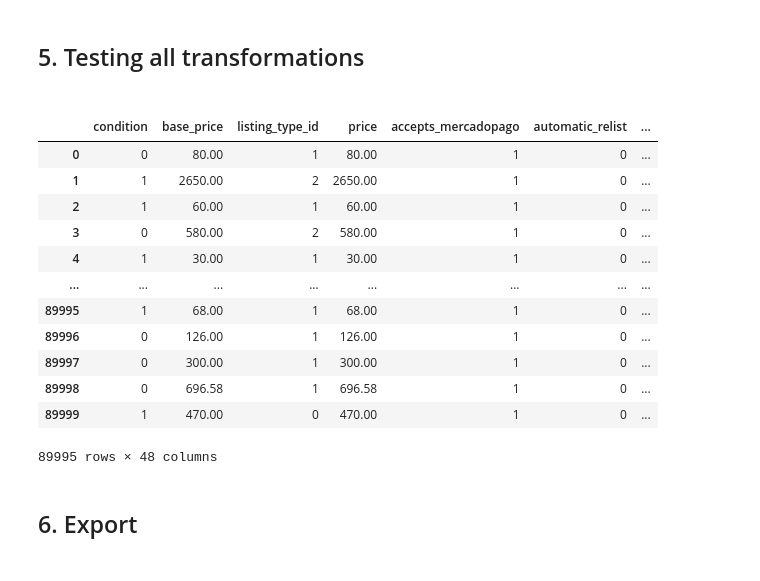
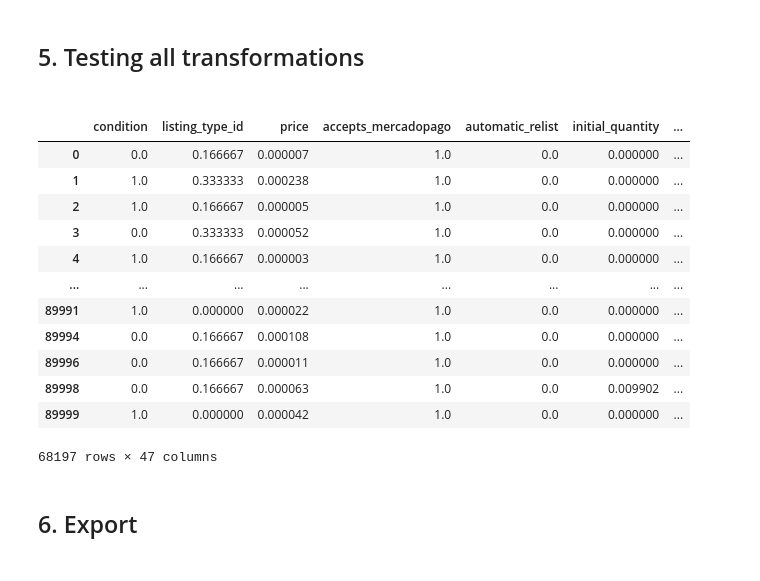
Before and after one commit to dpalominop/MeLiChallenge, a Jupyter notebook: 2.preprocessing.ipynb, the cells around one changed output. Saved outputs shown, nothing was run; the diff lists cells and outputs as text; code cells hidden in the pictures.

```diff
--- a/2.preprocessing.ipynb
+++ b/2.preprocessing.ipynb
@@ -239,26 +254,26 @@ def remove_outliers(df, columns):
 # %%
 df_processed = (df.
                 pipe(remove_text_columns, ["warranty", "title"]).
                 pipe(drop_duplicates).
-                pipe(remove_outliers, ["price"])
+                pipe(remove_outliers, ["price"]).
                 pipe(normalize)
                )
 
 df_processed
 # %% [output]
-|  | condition | base_price | listing_type_id | price | accepts_mercadopago | automatic_relist | ... |
-| 0 | 0 | 80.00 | 1 | 80.00 | 1 | 0 | ... |
-| 1 | 1 | 2650.00 | 2 | 2650.00 | 1 | 0 | ... |
-| 2 | 1 | 60.00 | 1 | 60.00 | 1 | 0 | ... |
-| 3 | 0 | 580.00 | 2 | 580.00 | 1 | 0 | ... |
-| 4 | 1 | 30.00 | 1 | 30.00 | 1 | 0 | ... |
+|  | condition | listing_type_id | price | accepts_mercadopago | automatic_relist | initial_quantity | ... |
+| 0 | 0.0 | 0.166667 | 0.000007 | 1.0 | 0.0 | 0.000000 | ... |
+| 1 | 1.0 | 0.333333 | 0.000238 | 1.0 | 0.0 | 0.000000 | ... |
+| 2 | 1.0 | 0.166667 | 0.000005 | 1.0 | 0.0 | 0.000000 | ... |
+| 3 | 0.0 | 0.333333 | 0.000052 | 1.0 | 0.0 | 0.000000 | ... |
+| 4 | 1.0 | 0.166667 | 0.000003 | 1.0 | 0.0 | 0.000000 | ... |
 | ... | ... | ... | ... | ... | ... | ... | ... |
-| 89995 | 1 | 68.00 | 1 | 68.00 | 1 | 0 | ... |
-| 89996 | 0 | 126.00 | 1 | 126.00 | 1 | 0 | ... |
-| 89997 | 0 | 300.00 | 1 | 300.00 | 1 | 0 | ... |
-| 89998 | 0 | 696.58 | 1 | 696.58 | 1 | 0 | ... |
-| 89999 | 1 | 470.00 | 0 | 470.00 | 1 | 0 | ... |
+| 89991 | 1.0 | 0.000000 | 0.000022 | 1.0 | 0.0 | 0.000000 | ... |
+| 89994 | 0.0 | 0.166667 | 0.000108 | 1.0 | 0.0 | 0.000000 | ... |
+| 89996 | 0.0 | 0.166667 | 0.000011 | 1.0 | 0.0 | 0.000000 | ... |
+| 89998 | 0.0 | 0.166667 | 0.000063 | 1.0 | 0.0 | 0.009902 | ... |
+| 89999 | 1.0 | 0.000000 | 0.000042 | 1.0 | 0.0 | 0.000000 | ... |
-89995 rows × 48 columns
+68197 rows × 47 columns
 # %% [markdown]
 <h2> 6. Export<h2/>
 # %%
```
Also changed, not shown: parts of 7 cells of this notebook, 6 other files.
